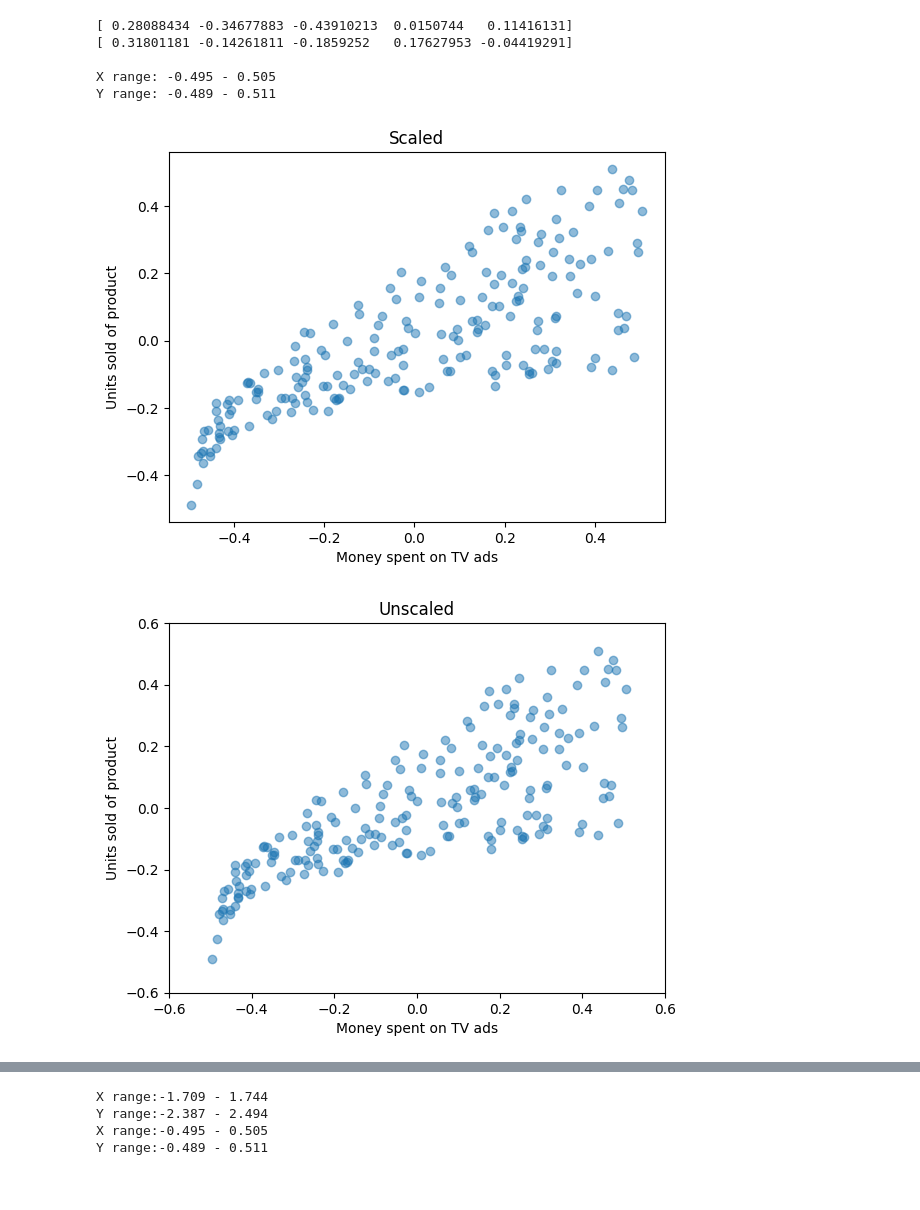
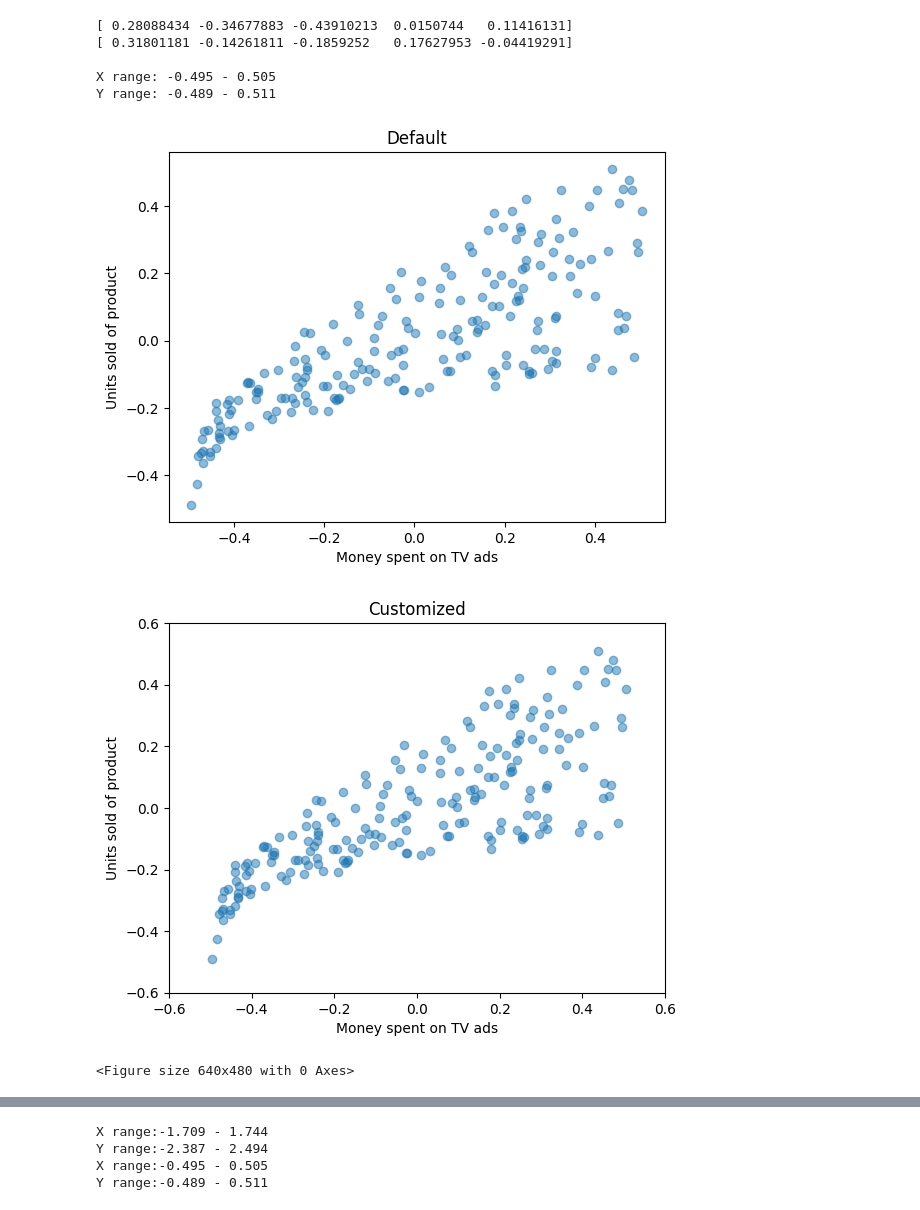
Before and after one commit to iotareal/Linear-Regression-from-Scratch, a Jupyter notebook: notebooks/Basic_data_handling_and_Processing.ipynb, the cells around one changed output, grey strips where cells are left out. Saved outputs shown, nothing was run; the diff lists cells and outputs as text; code cells hidden in the pictures.

```diff
--- a/notebooks/Basic_data_handling_and_Processing.ipynb
+++ b/notebooks/Basic_data_handling_and_Processing.ipynb
@@ -161,18 +184,22 @@ X range: -0.495 - 0.505
 Y range: -0.489 - 0.511
 # %%
 plt.scatter(x_scaled,y_scaled,alpha=0.5)
-plt.title('Scaled')
+plt.title('Default')
 plt.xlabel('Money spent on TV ads')
 plt.ylabel('Units sold of product')
 plt.show()
+plt.savefig('outputs/figures/SLR/mean_plot.png', format='png')
+
 
 plt.scatter(x_scaled,y_scaled,alpha=0.5)
-plt.title('Unscaled')
+plt.title('Customized')
 plt.xlim(-0.6,0.6)
 plt.ylim(-0.6,0.6)
 plt.xlabel('Money spent on TV ads')
 plt.ylabel('Units sold of product')
 plt.show()
+plt.savefig('outputs/figures/SLR/mean_plot_custom.png', format='png')
 # %% [output]
-[figure, old version]
+[figure, new version]
-[figure, old version]
+[figure, new version]
+<Figure size 640x480 with 0 Axes>
```
Also changed, not shown: parts of 13 cells of this notebook, 9 other files.
